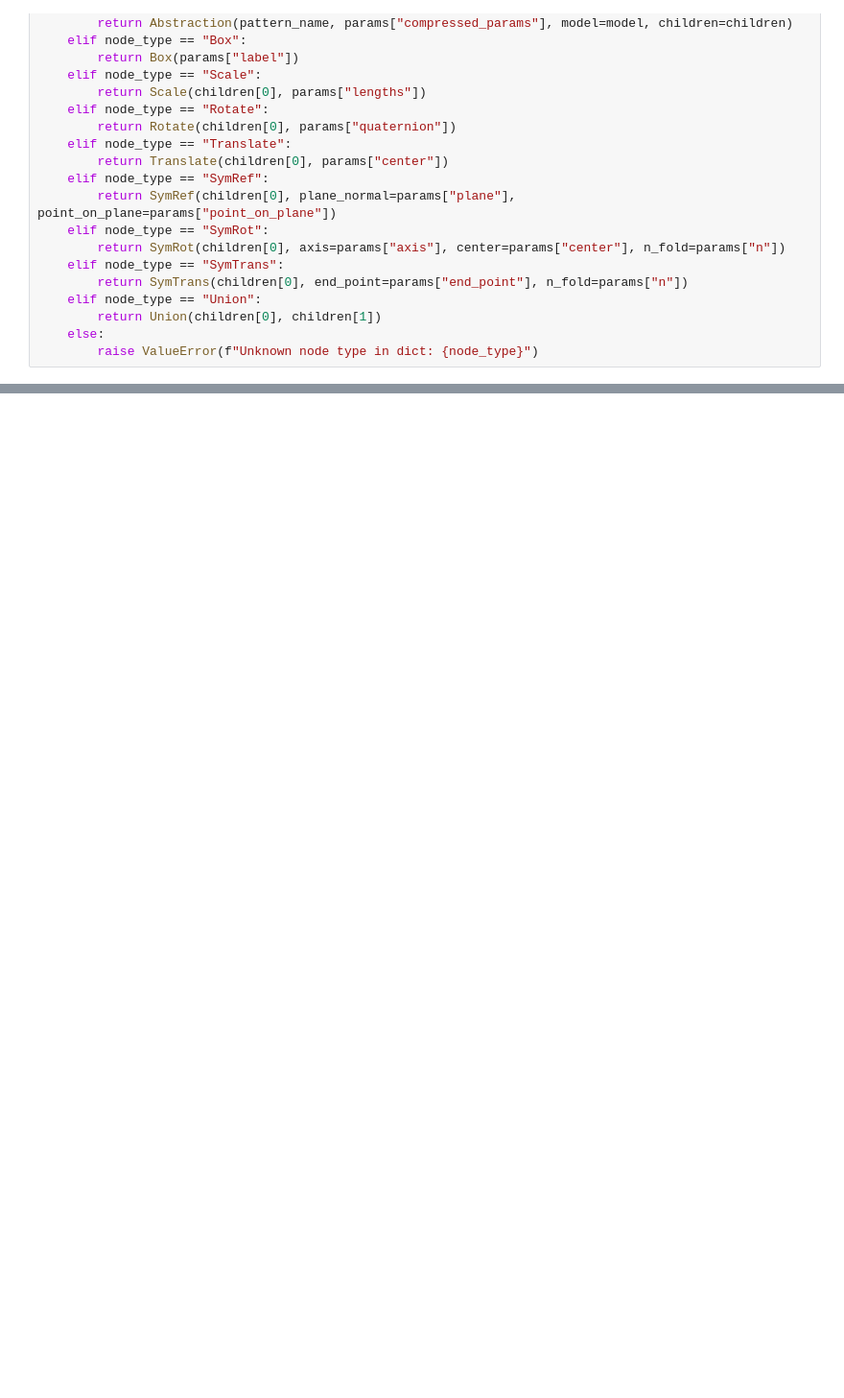
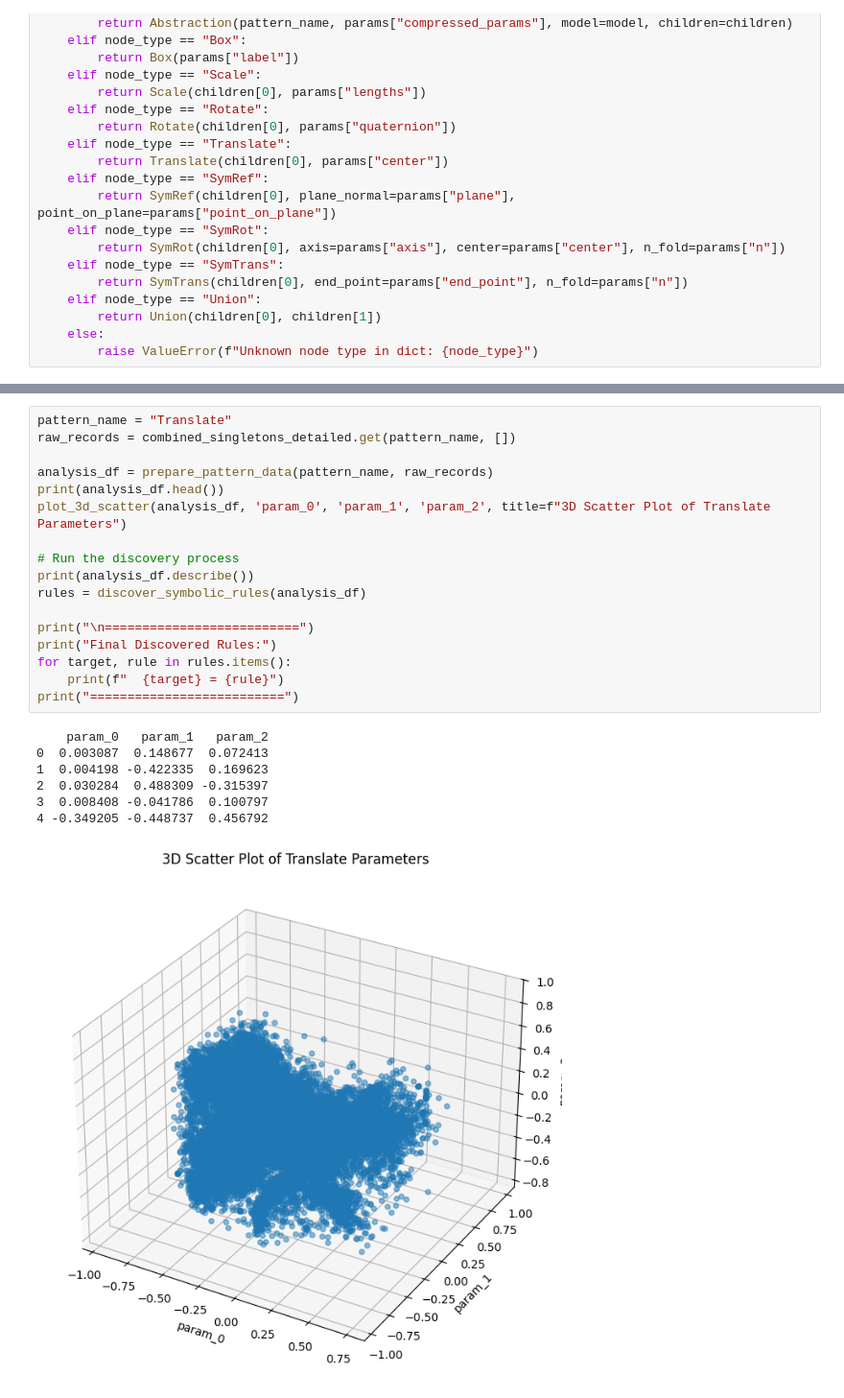
Before and after one commit to amogh-w/masterarbeit, a Jupyter notebook: notebookssymh/abstraction 29 9.ipynb, the cells around one changed output, grey strips where cells are left out. Shown at 96% size. Drawn from its saved outputs; the diff is of its cells as text; blank space fills up the shorter version.

```diff
--- a/notebookssymh/abstraction 29 9.ipynb
+++ b/notebookssymh/abstraction 29 9.ipynb
@@ -1078,0 +1342,25 @@ Successfully accessed a loaded DSL object:
+# %%
+pattern_name = "Translate"
+raw_records = combined_singletons_detailed.get(pattern_name, [])
+
+analysis_df = prepare_pattern_data(pattern_name, raw_records)
+print(analysis_df.head())
+plot_3d_scatter(analysis_df, 'param_0', 'param_1', 'param_2', title=f"3D Scatter Plot of Translate Parameters")
+
+# Run the discovery process
+print(analysis_df.describe())
+rules = discover_symbolic_rules(analysis_df)
+
+print("\n==========================")
+print("Final Discovered Rules:")
+for target, rule in rules.items():
+    print(f"  {target} = {rule}")
+print("==========================")
+# %% [output]
+    param_0   param_1   param_2
+0  0.003087  0.148677  0.072413
+1  0.004198 -0.422335  0.169623
+2  0.030284  0.488309 -0.315397
+3  0.008408 -0.041786  0.100797
+4 -0.349205 -0.448737  0.456792
+[figure, added]
```
Also changed, not shown: parts of 21 cells of this notebook, 2 other files.
